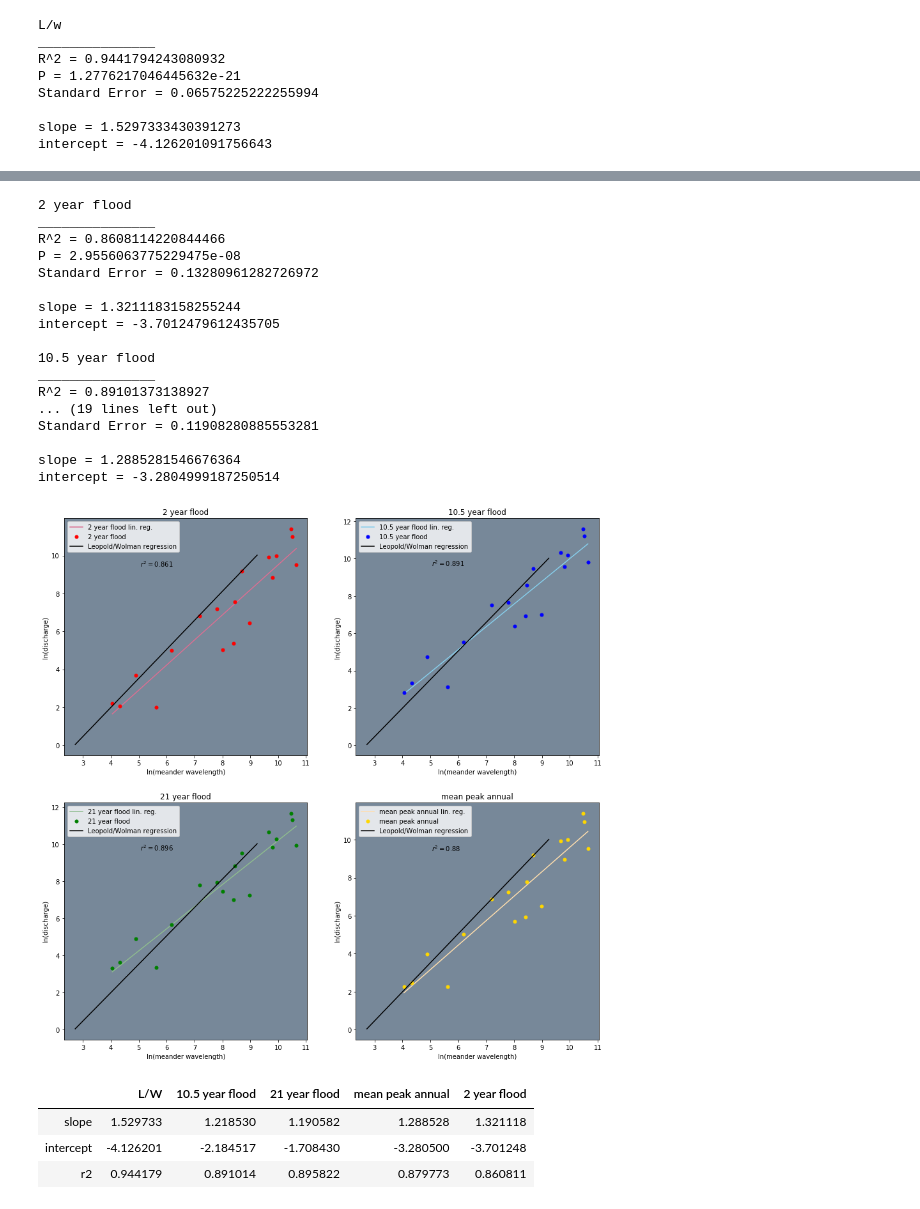
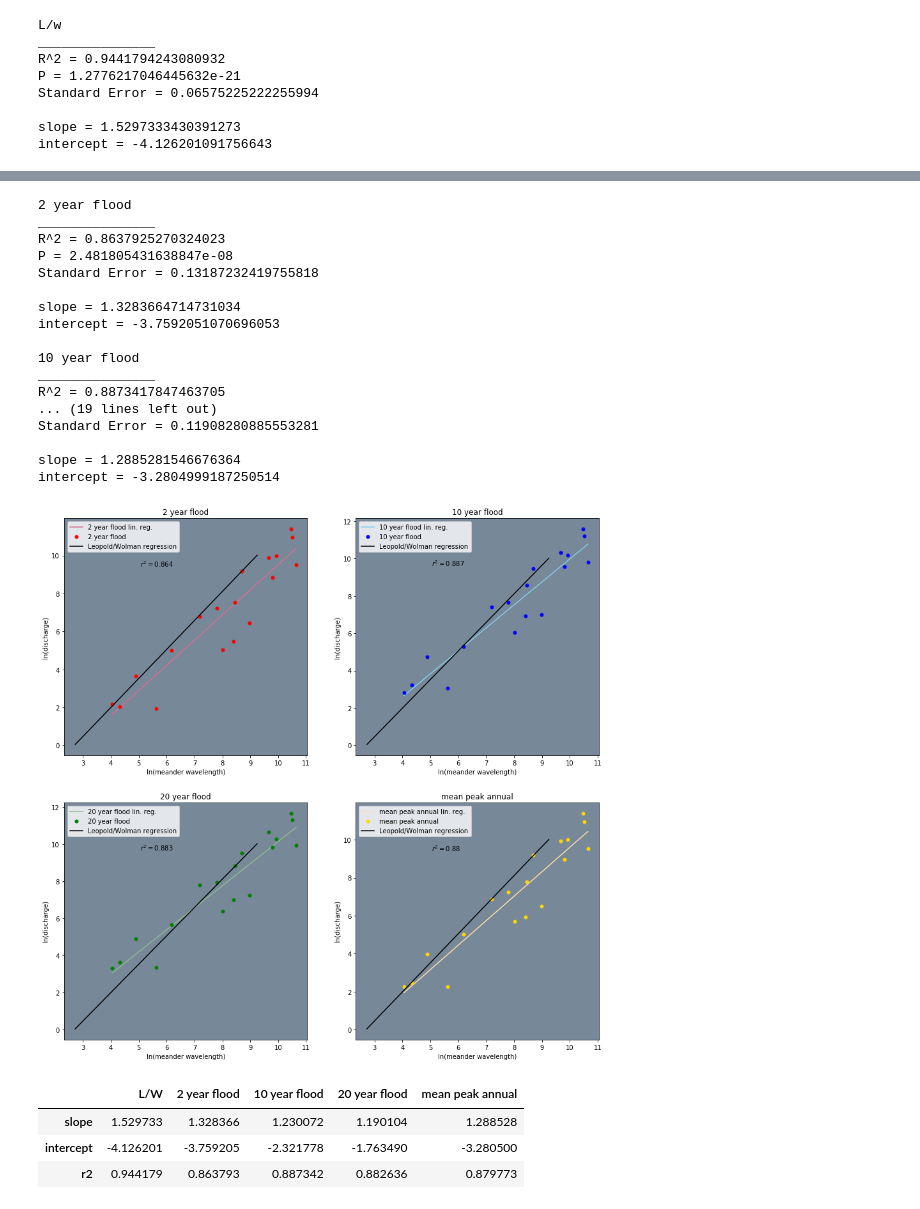
Before and after one commit to b-r-hamilton/meander, a Jupyter notebook: rec_int.ipynb, the cells around one changed output, grey strips where cells are left out. Drawn from its saved outputs; the diff is of its cells as text; code cells hidden in the pictures.

```diff
--- a/rec_int.ipynb
+++ b/rec_int.ipynb
@@ -11,7 +10,7 @@ from geopy import distance
 # %%
-segment_folder = r'C:\Users\bydd1\OneDrive\Documents\Research\MS Sinuosity Data\Segments'
-comparison_path = r'C:\Users\bydd1\OneDrive\Documents\Research\MS Sinuosity Data\Data from Sam\LeopoldWolmanApp8_noflume.xlsx'
-compressed_discharge_path = r'C:\Users\bydd1\OneDrive\Documents\Research\MS Sinuosity Data\compressed_ra.pickle'
+segment_folder = r'D:\MS Sinuosity Data\Segments'
+comparison_path = r'D:\MS Sinuosity Data\Data from Sam\LeopoldWolmanApp8_noflume.xlsx'
+compressed_discharge_path = r'D:\CDS River Discharge\Pickles\compressed_ra_recint.pickle'
 # %%
 #read leopold/wolman data transcribed by Sam
 leopold_x = pd.read_excel(comparison_path)
@@ -55,7 +54,6 @@ for seg in segments: #iterate through all files in 'Segments' folder
         if seg[0] != '~': #weird excel coding for autosave version of file
             print(seg)
             path = os.path.join(segment_folder, seg)
-            seg_x = pd.read_excel(path)
 
             #use nearest neighbors method to assign values fom compressed_ra.pickle to segment in question
             dm.assign_cop_to_latlon(path, compressed_discharge_path)
@@ -97,8 +95,8 @@ rewriting excel file with 9 new columns...
 # %%
 seg_data_wave = []
 seg_data_rec2 = []
-seg_data_rec105 = []
-seg_data_rec21 = []
+seg_data_rec10 = []
+seg_data_rec20 = []
 peak = []
 for seg in segments:
     if seg != 'data_descriptions.txt':
@@ -108,60 +106,61 @@ for seg in segments:
             #get meander wavelength and discharge data
             seg_data_wave.append(np.mean(seg_x['Meandwave'].tolist()))
             seg_data_rec2.append(np.mean(seg_x['rec2'].tolist()))
-            seg_data_rec105.append(np.mean(seg_x['rec10.5'].tolist()))
-            seg_data_rec21.append(np.mean(seg_x['rec21'].tolist()))
+            seg_data_rec10.append(np.mean(seg_x['rec10'].tolist()))
+            seg_data_rec20.append(np.mean(seg_x['rec20'].tolist()))
             peak.append(np.mean(seg_x['max_dis'].tolist()))
 # %%
+
 fig = plt.figure(figsize = (15, 15))
 fig.patch.set_facecolor('white')
-names = ['2 year flood', '10.5 year flood', '21 year flood', 'mean peak annual']
+names = ['2 year flood', '10 year flood', '20 year flood', 'mean peak annual']
 index = 0
 colors = ['red', 'blue', 'green', 'gold']
 colors1 = ['palevioletred', 'skyblue', 'darkseagreen', 'navajowhite']
 
-for q in [seg_data_rec2, seg_data_rec105, seg_data_rec21, peak]:
+for q in [seg_data_rec2, seg_data_rec10, seg_data_rec20, peak]:
     plt.subplot(2,2, index + 1, facecolor = 'lightslategray')
     x_ln = np.log(seg_data_wave)
     y_ln = np.log(q)
     slope, intercept, r2, y_theo = dm.lin_reg(x_ln, y_ln, names[index])
     plt.title(names[index])
     plt.text(min(x_ln) + 1, max(y_ln) - 2, r'$r^{2} = $' + str(np.round(r2, 3)))
     y_theo = np.sort(y_theo)
     plt.plot(np.sort(x_ln), y_theo, '-', color = colors1[index])
     plt.plot(x_ln, y_ln, '.', markersize = 10, color = colors[index])
 
     #plt.plot(leo_x_ln, leo_y_ln, '.', markersize = 20, color = 'darkslategray')
     plt.plot(leo_x_ln_sort, leo_theo, '-', color = 'black')
     plt.legend([names[index] + ' lin. reg. ', names[index], 'Leopold/Wolman regression'])
 
     plt.xlabel('ln(meander wavelength)')
     plt.ylabel('ln(discharge)')
     df[names[index]] = [slope, intercept, r2]
 
     index += 1
 # %% [output]
 2 year flood
 _______________
-R^2 = 0.8608114220844466
-P = 2.9556063775229475e-08
-Standard Error = 0.13280961282726972
+R^2 = 0.8637925270324023
+P = 2.481805431638847e-08
+Standard Error = 0.13187232419755818
 
-slope = 1.3211183158255244
-intercept = -3.7012479612435705
+slope = 1.3283664714731034
+intercept = -3.7592051070696053
 
-10.5 year flood
+10 year flood
 _______________
-R^2 = 0.89101373138927
+R^2 = 0.8873417847463705
 ... (19 lines left out)
 Standard Error = 0.11908280885553281
 
 slope = 1.2885281546676364
 intercept = -3.2804999187250514
-[figure, old version]
+[figure, new version]
 # %%
 df
 # %% [output]
-|  | L/W | 10.5 year flood | 21 year flood | mean peak annual | 2 year flood |
-| slope | 1.529733 | 1.218530 | 1.190582 | 1.288528 | 1.321118 |
-| intercept | -4.126201 | -2.184517 | -1.708430 | -3.280500 | -3.701248 |
-| r2 | 0.944179 | 0.891014 | 0.895822 | 0.879773 | 0.860811 |
+|  | L/W | 2 year flood | 10 year flood | 20 year flood | mean peak annual |
+| slope | 1.529733 | 1.328366 | 1.230072 | 1.190104 | 1.288528 |
+| intercept | -4.126201 | -3.759205 | -2.321778 | -1.763490 | -3.280500 |
+| r2 | 0.944179 | 0.863793 | 0.887342 | 0.882636 | 0.879773 |
```
Also changed, not shown: parts of 4 cells of this notebook, 5 other files.
